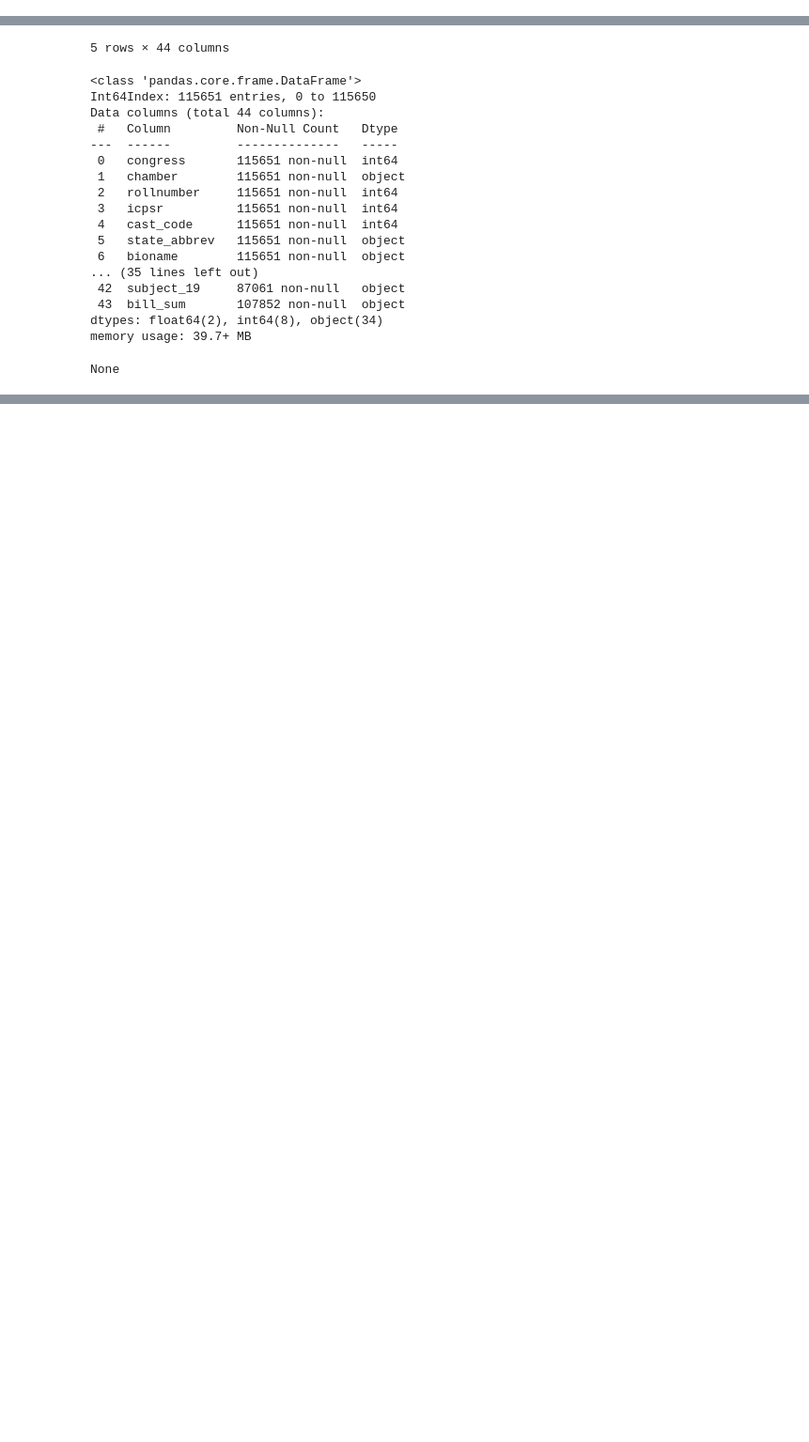
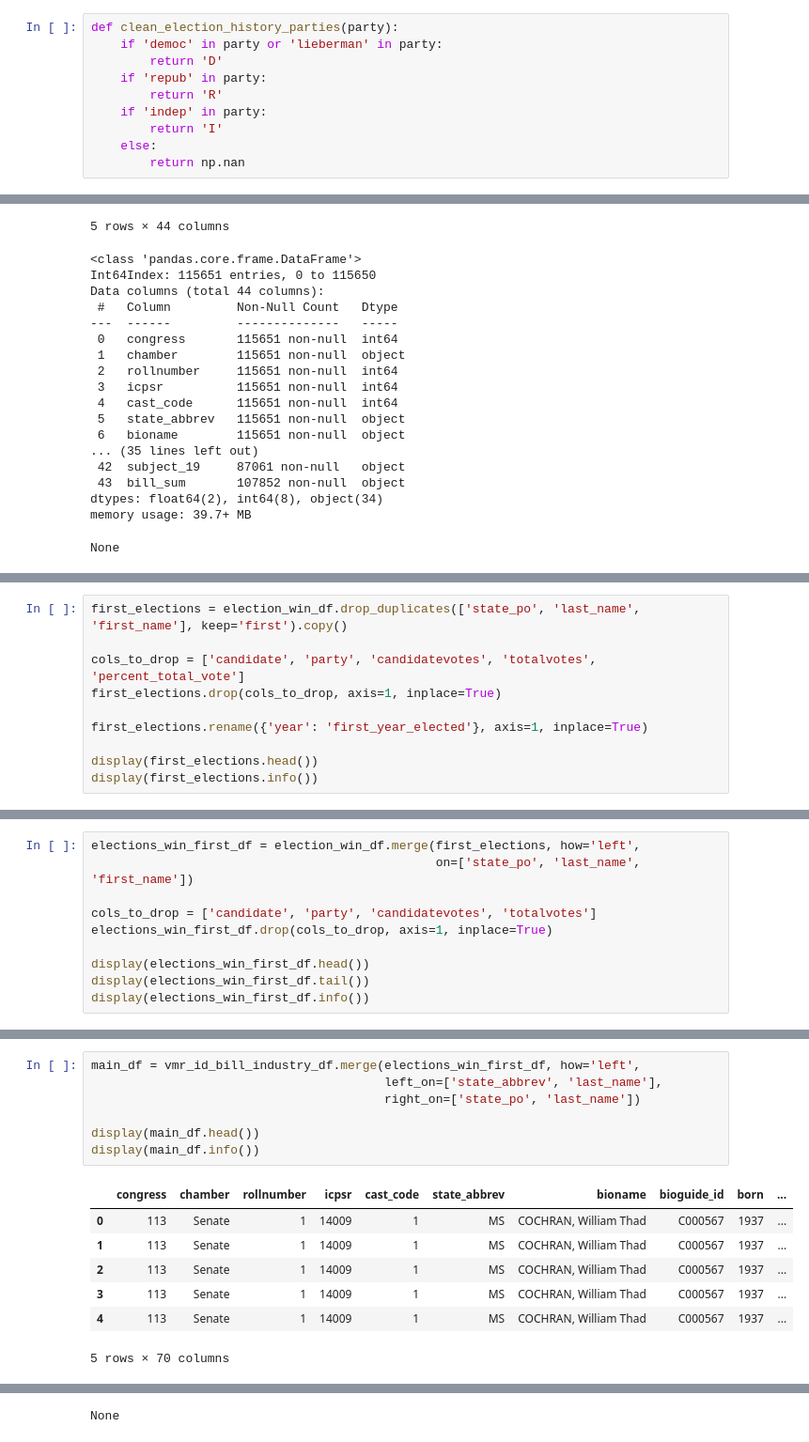
Before and after one commit to zapatos24/senator_nlp_vote_prediction, a Jupyter notebook: df_construction_and_EDA.ipynb, the cells around one changed output, grey strips where cells are left out. Shown at 94% size. Saved outputs shown, nothing was run; the diff lists cells and outputs as text; blank space fills up the shorter version.

```diff
--- a/df_construction_and_EDA.ipynb
+++ b/df_construction_and_EDA.ipynb
@@ -46,3 +109,13 @@ def parse_senator_names(name, name_type):
+# %%
+def clean_election_history_parties(party):
+    if 'democ' in party or 'lieberman' in party:
+        return 'D'
+    if 'repub' in party:
+        return 'R'
+    if 'indep' in party:
+        return 'I'
+    else:
+        return np.nan
 # %% [markdown]
 ### Making the DataFrame
 # %%
@@ -637,0 +844,10 @@ None
+# %%
+first_elections = election_win_df.drop_duplicates(['state_po', 'last_name', 'first_name'], keep='first').copy()
+
+cols_to_drop = ['candidate', 'party', 'candidatevotes', 'totalvotes', 'percent_total_vote']
+first_elections.drop(cols_to_drop, axis=1, inplace=True)
+
+first_elections.rename({'year': 'first_year_elected'}, axis=1, inplace=True)
+
+display(first_elections.head())
+display(first_elections.info())
@@ -637,0 +873,10 @@ None
+# %%
+elections_win_first_df = election_win_df.merge(first_elections, how='left',
+                                               on=['state_po', 'last_name', 'first_name'])
+
+cols_to_drop = ['candidate', 'party', 'candidatevotes', 'totalvotes']
+elections_win_first_df.drop(cols_to_drop, axis=1, inplace=True)
+
+display(elections_win_first_df.head())
+display(elections_win_first_df.tail())
+display(elections_win_first_df.info())
@@ -637,0 +921,15 @@ None
+# %%
+main_df = vmr_id_bill_industry_df.merge(elections_win_first_df, how='left',
+                                        left_on=['state_abbrev', 'last_name'],
+                                        right_on=['state_po', 'last_name'])
+
+display(main_df.head())
+display(main_df.info())
+# %% [output]
+|  | congress | chamber | rollnumber | icpsr | cast_code | state_abbrev | bioname | bioguide_id | born | ... |
+| 0 | 113 | Senate | 1 | 14009 | 1 | MS | COCHRAN, William Thad | C000567 | 1937 | ... |
+| 1 | 113 | Senate | 1 | 14009 | 1 | MS | COCHRAN, William Thad | C000567 | 1937 | ... |
+| 2 | 113 | Senate | 1 | 14009 | 1 | MS | COCHRAN, William Thad | C000567 | 1937 | ... |
+| 3 | 113 | Senate | 1 | 14009 | 1 | MS | COCHRAN, William Thad | C000567 | 1937 | ... |
+| 4 | 113 | Senate | 1 | 14009 | 1 | MS | COCHRAN, William Thad | C000567 | 1937 | ... |
+5 rows × 70 columns
@@ -637,0 +953 @@ None
+None
```
Also changed, not shown: parts of 21 cells of this notebook.
